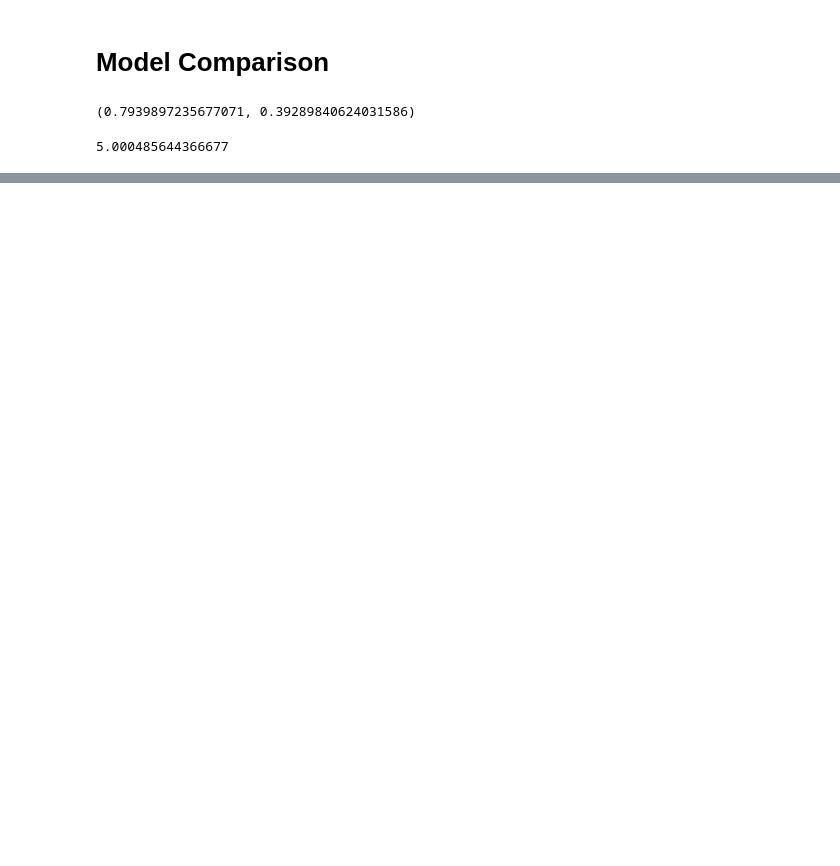
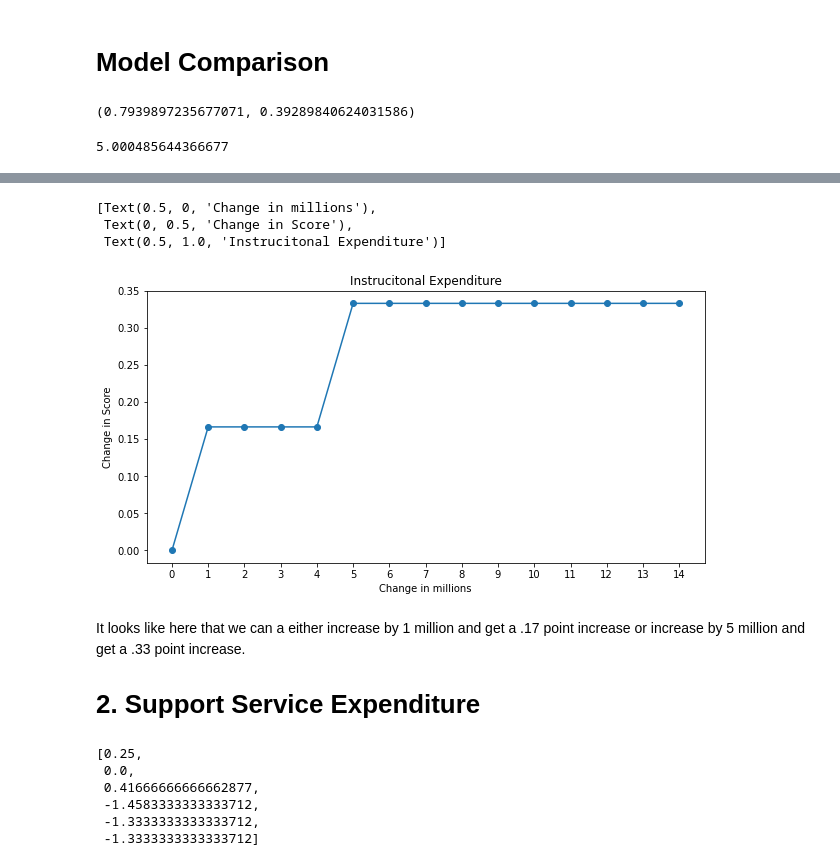
Before and after one commit to mlu004/US_Education, a Jupyter notebook: 04_Modeling_US_Education.ipynb, the cells around one changed output, grey strips where cells are left out. Drawn from its saved outputs; the diff is of its cells as text; code cells hidden in the pictures; blank space fills up the shorter version.

```diff
--- a/04_Modeling_US_Education.ipynb
+++ b/04_Modeling_US_Education.ipynb
@@ -306,0 +436,3 @@ We have a significantly lower score on the Random Forest model
+# %%
+instruction_delta_2 = [(i+1)*2000000 for i in range(15)]
+instruction_delta_2
@@ -306,0 +455,2 @@ We have a significantly lower score on the Random Forest model
+# %%
+score_deltas_2 = [predict_increase(['INSTRUCTION_EXPENDITURE'], [delta]) for delta in instruction_delta_2]
@@ -306,0 +475,27 @@ We have a significantly lower score on the Random Forest model
+# %%
+fig, ax = plt.subplots( figsize=(10, 5))
+fig.subplots_adjust(wspace=0.5)
+ax.plot(instruction_delta_2, score_deltas_2, 'o-')
+ax.set_xticks(instruction_delta_2)
+ax.set_xticklabels([i for i in range(len(instruction_delta_2))])
+ax.set(xlabel='Change in millions', ylabel='Change in Score', title='Instrucitonal Expenditure')
+# %% [output]
+[Text(0.5, 0, 'Change in millions'),
+ Text(0, 0.5, 'Change in Score'),
+ Text(0.5, 1.0, 'Instrucitonal Expenditure')]
+[figure, added]
+# %% [markdown]
+It looks like here that we can a either increase by 1 million and get a .17 point increase or increase by 5 million and get a .33 point increase.
+
+# 2. Support Service Expenditure
+# %%
+support_delta = [-5000000, 0, 5000000, 10000000, 15000000, 20000000]
+score_deltas = [predict_increase(['SUPPORT_SERVICES_EXPENDITURE'], [delta]) for delta in support_delta]
+score_deltas
+# %% [output]
+[0.25,
+ 0.0,
+ 0.41666666666662877,
+ -1.4583333333333712,
+ -1.3333333333333712,
+ -1.3333333333333712]
```
Also changed, not shown: parts of 45 cells of this notebook.
